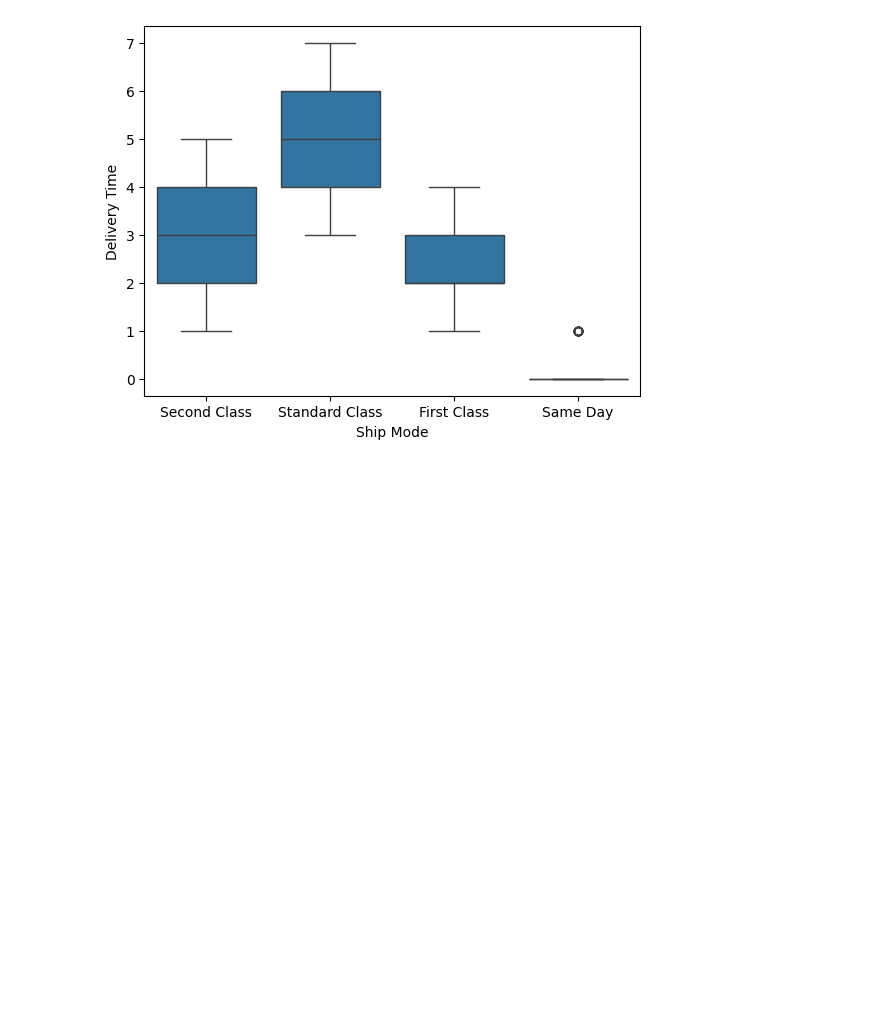
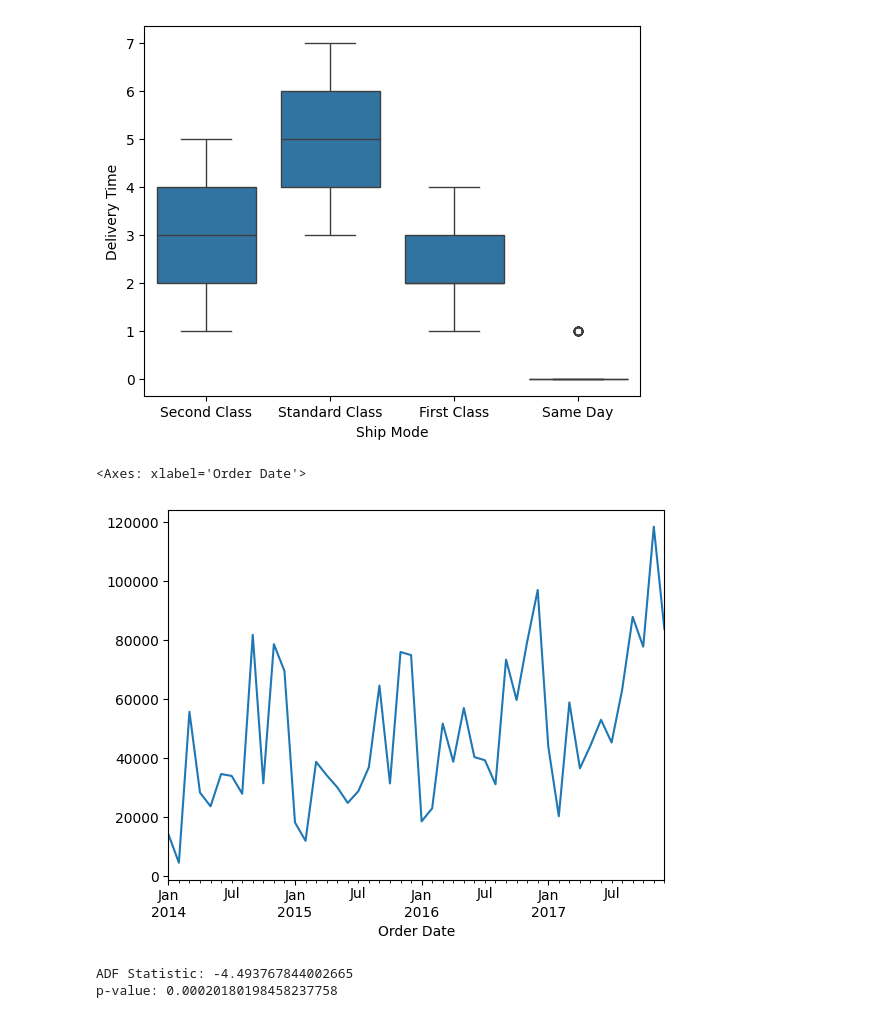
Before and after one commit to KyleNicholls19/StoreDataAnalysis, a Jupyter notebook: StoreAnalysis.ipynb, the cells around one changed output. Cells and saved outputs as stored; diff of their text form; code cells hidden in the pictures; blank space fills up the shorter version.

```diff
--- a/StoreAnalysis.ipynb
+++ b/StoreAnalysis.ipynb
@@ -436,0 +444,15 @@ sns.boxplot(x="Ship Mode",y="Delivery Time",data=df)
+# %%
+df["Order Date"] = pd.to_datetime(df["Order Date"])
+
+monthly_sales = df.set_index("Order Date").resample("ME")["Sales"].sum()
+monthly_sales.plot()
+# %% [output]
+<Axes: xlabel='Order Date'>
+[figure, added]
+# %%
+result = adfuller(monthly_sales)
+print(f"ADF Statistic: {result[0]}")
+print(f"p-value: {result[1]}")
+# %% [output]
+ADF Statistic: -4.493767844002665
+p-value: 0.00020180198458237758
```
Also changed, not shown: parts of 6 cells of this notebook.
